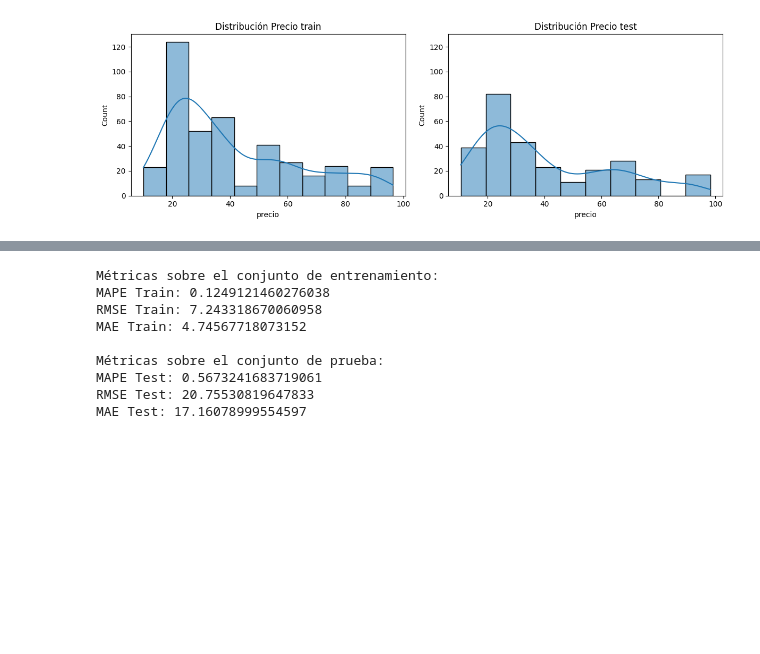
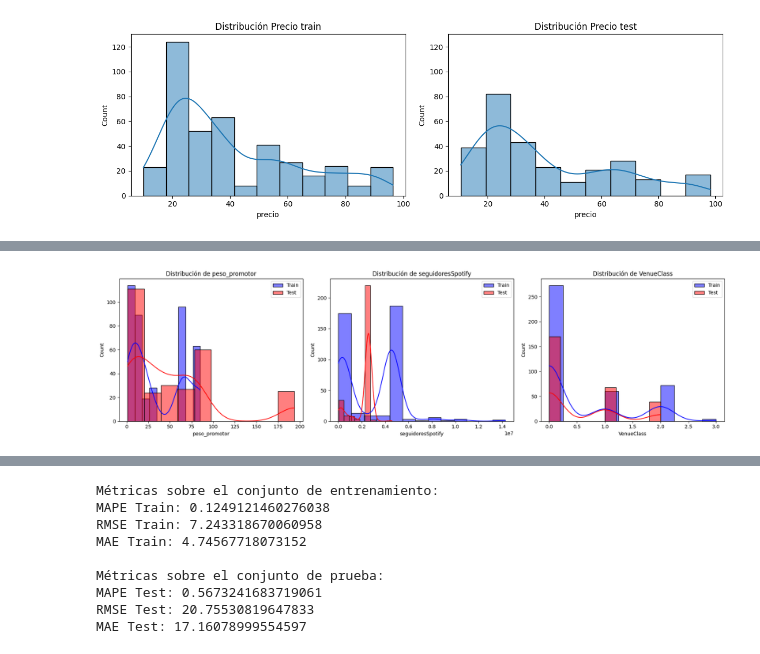
Before and after one commit to yushyng/proyecto_aa, a Jupyter notebook: src/Despliegue/MaxPrice/DespliegueMaxPriceRandomForest.ipynb, the cells around one changed output, grey strips where cells are left out. Saved outputs shown, nothing was run; the diff lists cells and outputs as text; code cells hidden in the pictures; blank space fills up the shorter version.

```diff
--- a/src/Despliegue/MaxPrice/DespliegueMaxPriceRandomForest.ipynb
+++ b/src/Despliegue/MaxPrice/DespliegueMaxPriceRandomForest.ipynb
@@ -64,0 +172,22 @@ plt.show()
+# %%
+import matplotlib.pyplot as plt
+import seaborn as sns
+
+# Variables importantes
+variables_importantes = ['peso_promotor', 'seguidoresSpotify', 'VenueClass']
+
+# Crear figura con una única fila
+plt.figure(figsize=(18, 5))
+
+for i, var in enumerate(variables_importantes):
+    plt.subplot(1, 3, i+1)  # 1 fila y 3 columnas
+    sns.histplot(data_train[var], kde=True, color='blue', label='Train')
+    sns.histplot(data_test[var], kde=True, color='red', label='Test')
+    plt.title(f'Distribución de {var}')
+    plt.xlabel(var)
+    plt.legend()
+
+plt.tight_layout()
+plt.show()
+# %% [output]
+[figure, added]
```
Also changed, not shown: parts of 24 cells of this notebook, 2 other files.
